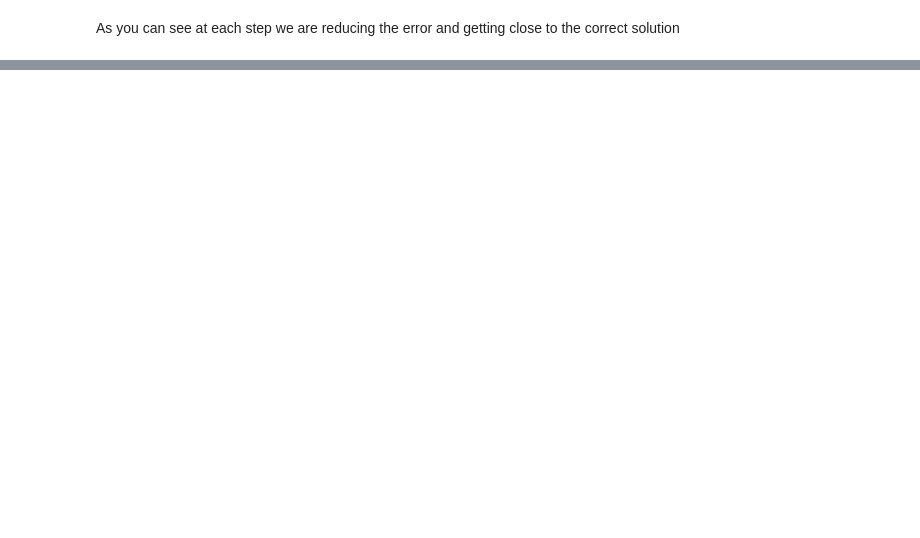
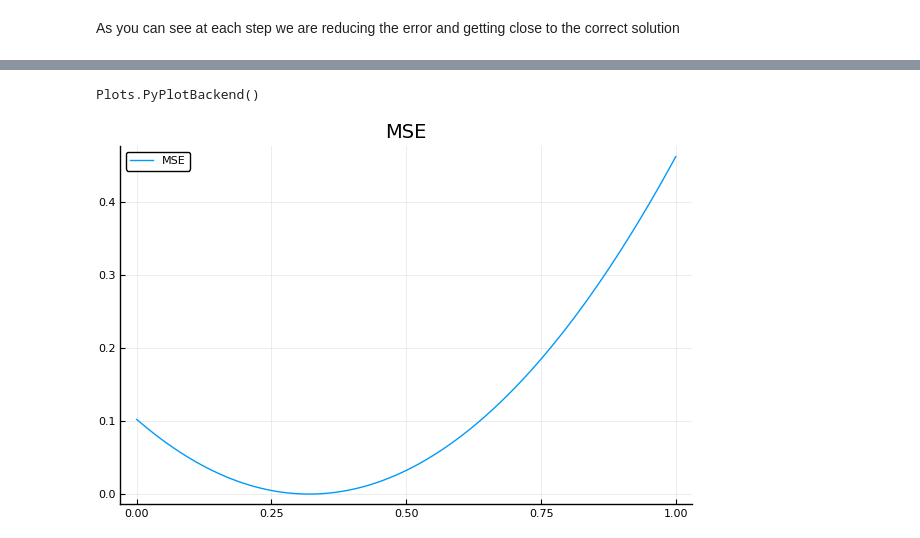
Before and after one commit to jamesporter/Learn-Deep-Learning-by-Learning-Julia, a Jupyter notebook: Learn Deep Learning by Learning Julia.ipynb, the cells around one changed output, grey strips where cells are left out. Saved outputs shown, nothing was run; the diff lists cells and outputs as text; code cells hidden in the pictures; blank space fills up the shorter version.

```diff
--- a/Learn Deep Learning by Learning Julia.ipynb
+++ b/Learn Deep Learning by Learning Julia.ipynb
@@ -168,0 +219,10 @@ As you can see at each step we are reducing the error and getting close to the c
+# %%
+# using the Python PyPlot backend as it seems to work reliably with Jupyter
+Plots.pyplot()
+# %% [output]
+Plots.PyPlotBackend()
+# %%
+grid = (0:100)*0.01
+Plots.plot(grid, map(x -> mse(x, 0.32), grid),linewidth=1,title="MSE", label="MSE")
+# %% [output]
+[figure, added]
```
Also changed, not shown: parts of 26 cells of this notebook.
